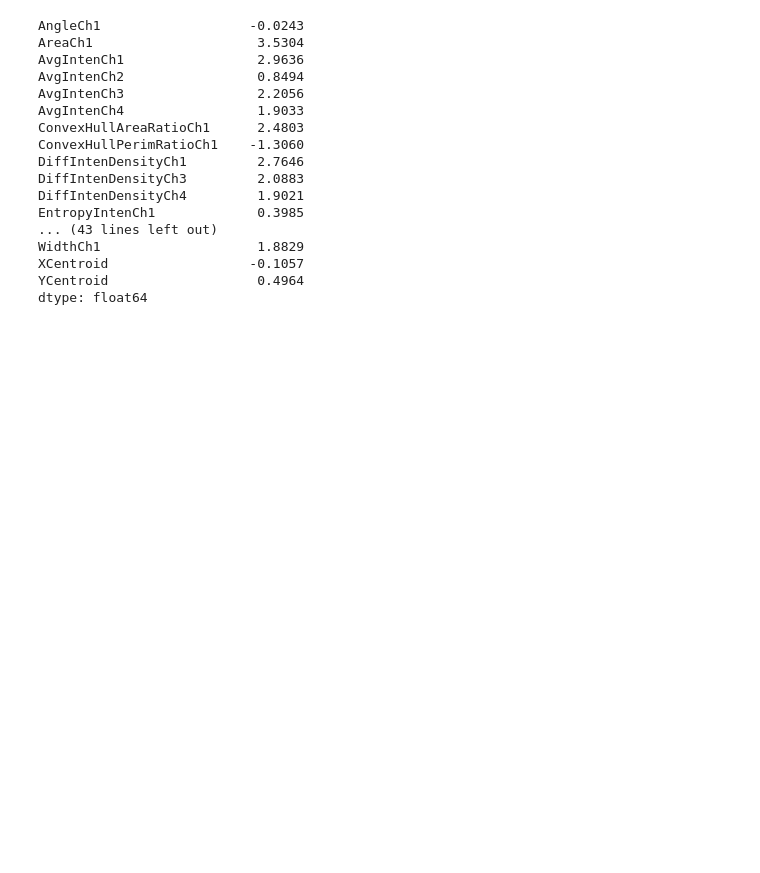
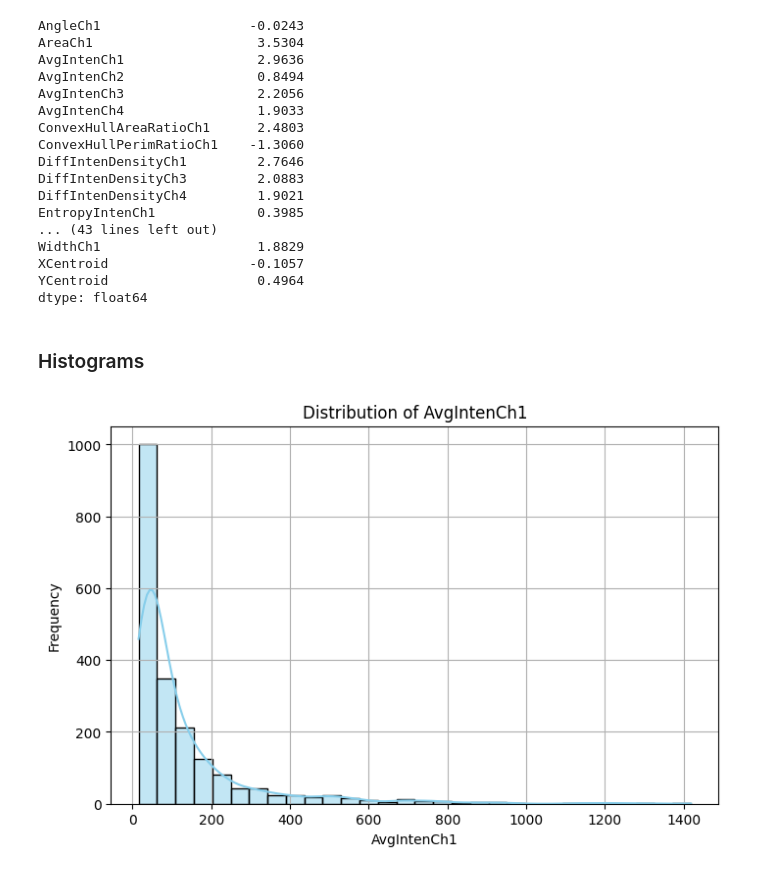
Before and after one commit to ZlataSparrow/Applied-Predictive-Modeling, a Jupyter notebook: notebook/APM notebook1.ipynb, the cells around one changed output. Drawn from its saved outputs; the diff is of its cells as text; code cells hidden in the pictures; blank space fills up the shorter version.

Commit message:
plot1

```diff
--- a/notebook/APM notebook1.ipynb
+++ b/notebook/APM notebook1.ipynb
@@ -95,3 +96,17 @@ WidthCh1                    1.8829
 XCentroid                  -0.1057
 YCentroid                   0.4964
 dtype: float64
+# %% [markdown]
+### Histograms
+# %%
+col = 'AvgIntenCh1'
+
+plt.figure(figsize=(8, 5))
+sns.histplot(data[col], bins=30, kde=True, color='skyblue')
+plt.title(f'Distribution of {col}')
+plt.xlabel(col)
+plt.ylabel('Frequency')
+plt.grid(True)
+plt.show()
+# %% [output]
+[figure, added]
```
Also changed, not shown: parts of 1 cell of this notebook.
